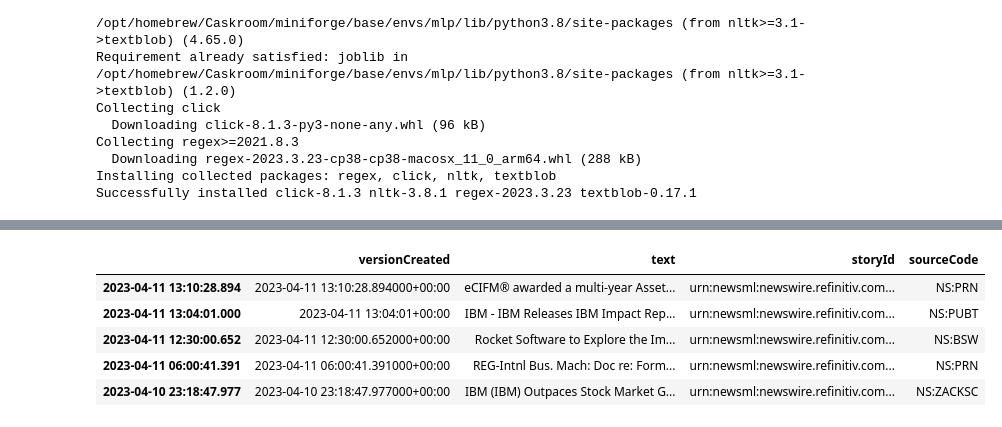
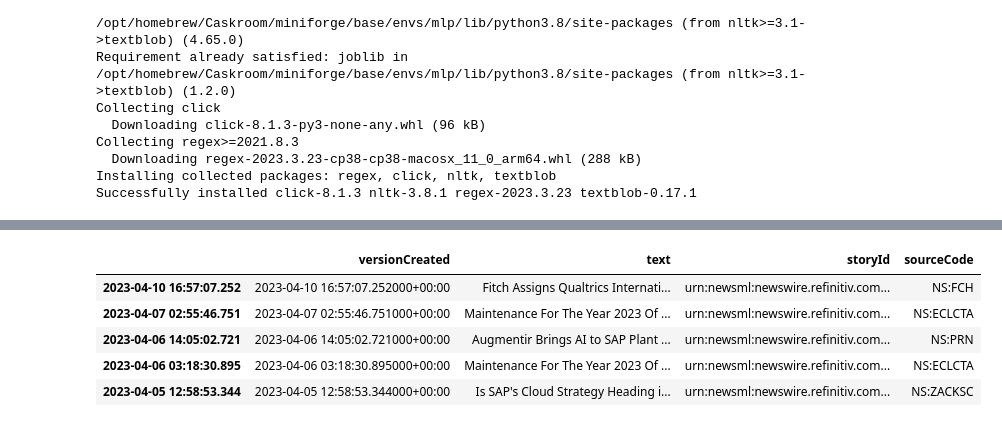
Before and after one commit to neftalivldz/tec-finanzas-2023, a Jupyter notebook: 09_Sentiment.ipynb, the cells around one changed output, grey strips where cells are left out. Drawn from its saved outputs; the diff is of its cells as text; code cells hidden in the pictures.

```diff
--- a/09_Sentiment.ipynb
+++ b/09_Sentiment.ipynb
@@ -38,13 +39,13 @@ print(start, end)
 # %%
-df = ek.get_news_headlines('R:IBM.N AND Language:LEN', date_to = end, count=100)
+df = ek.get_news_headlines('R:SAP.N AND Language:LEN', date_to = end, count=100)
 df.head()
 # %% [output]
 |  | versionCreated | text | storyId | sourceCode |
-| 2023-04-11 13:10:28.894 | 2023-04-11 13:10:28.894000+00:00 | eCIFM® awarded a multi-year Asset... | urn:newsml:newswire.refinitiv.com... | NS:PRN |
-| 2023-04-11 13:04:01.000 | 2023-04-11 13:04:01+00:00 | IBM - IBM Releases IBM Impact Rep... | urn:newsml:newswire.refinitiv.com... | NS:PUBT |
-| 2023-04-11 12:30:00.652 | 2023-04-11 12:30:00.652000+00:00 | Rocket Software to Explore the Im... | urn:newsml:newswire.refinitiv.com... | NS:BSW |
-| 2023-04-11 06:00:41.391 | 2023-04-11 06:00:41.391000+00:00 | REG-Intnl Bus. Mach: Doc re: Form... | urn:newsml:newswire.refinitiv.com... | NS:PRN |
-| 2023-04-10 23:18:47.977 | 2023-04-10 23:18:47.977000+00:00 | IBM (IBM) Outpaces Stock Market G... | urn:newsml:newswire.refinitiv.com... | NS:ZACKSC |
+| 2023-04-10 16:57:07.252 | 2023-04-10 16:57:07.252000+00:00 | Fitch Assigns Qualtrics Internati... | urn:newsml:newswire.refinitiv.com... | NS:FCH |
+| 2023-04-07 02:55:46.751 | 2023-04-07 02:55:46.751000+00:00 | Maintenance For The Year 2023 Of ... | urn:newsml:newswire.refinitiv.com... | NS:ECLCTA |
+| 2023-04-06 14:05:02.721 | 2023-04-06 14:05:02.721000+00:00 | Augmentir Brings AI to SAP Plant ... | urn:newsml:newswire.refinitiv.com... | NS:PRN |
+| 2023-04-06 03:18:30.895 | 2023-04-06 03:18:30.895000+00:00 | Maintenance For The Year 2023 Of ... | urn:newsml:newswire.refinitiv.com... | NS:ECLCTA |
+| 2023-04-05 12:58:53.344 | 2023-04-05 12:58:53.344000+00:00 | Is SAP's Cloud Strategy Heading i... | urn:newsml:newswire.refinitiv.com... | NS:ZACKSC |
 # %%
 df['Polarity'] = np.nan
 df['Subjectivity'] = np.nan
```
Also changed, not shown: parts of 8 cells of this notebook, 2 other files.
